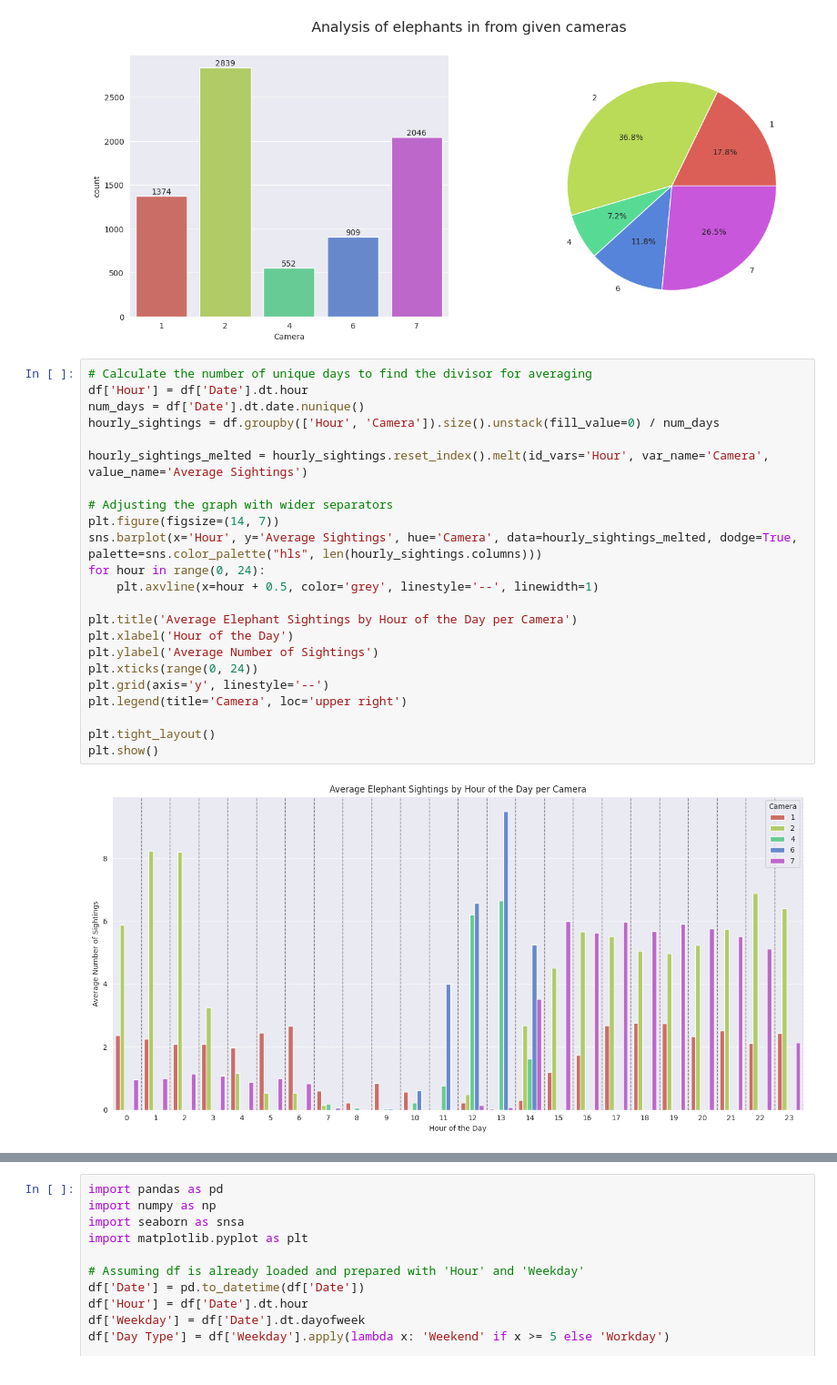
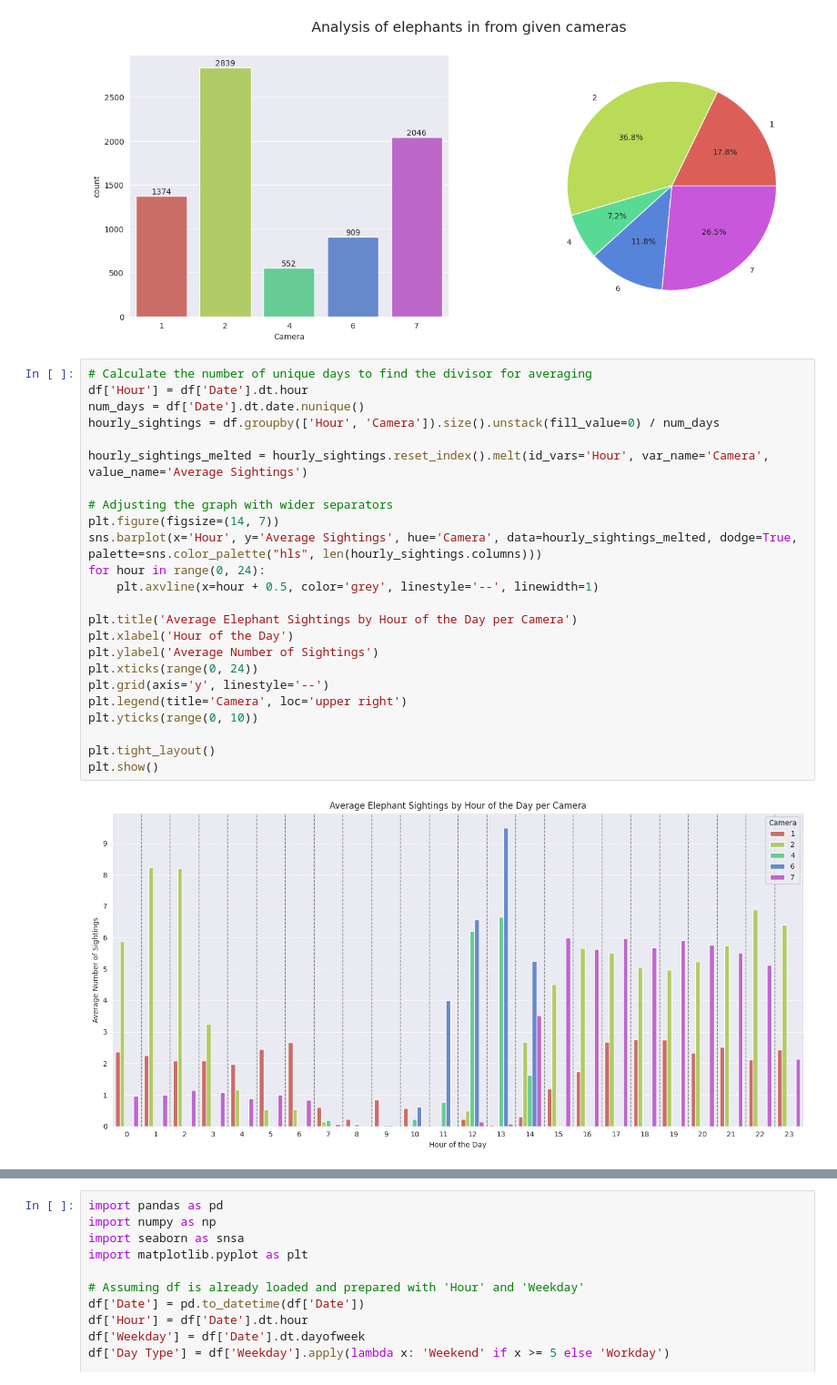
Before and after one commit to Tomasngu/BP, a Jupyter notebook: visualize/analysis.ipynb, the cells around one changed output, grey strips where cells are left out. Shown at 91% size. Cells and saved outputs as stored; diff of their text form.

```diff
--- a/visualize/analysis.ipynb
+++ b/visualize/analysis.ipynb
@@ -86,28 +86,29 @@ univariate_cat_dt(df, 'Camera', 'Analysis of elephants in from given cameras')
 # %%
 # Calculate the number of unique days to find the divisor for averaging
 df['Hour'] = df['Date'].dt.hour
 num_days = df['Date'].dt.date.nunique()
 hourly_sightings = df.groupby(['Hour', 'Camera']).size().unstack(fill_value=0) / num_days
 
 hourly_sightings_melted = hourly_sightings.reset_index().melt(id_vars='Hour', var_name='Camera', value_name='Average Sightings')
 
 # Adjusting the graph with wider separators
 plt.figure(figsize=(14, 7))
 sns.barplot(x='Hour', y='Average Sightings', hue='Camera', data=hourly_sightings_melted, dodge=True, palette=sns.color_palette("hls", len(hourly_sightings.columns)))
 for hour in range(0, 24):
     plt.axvline(x=hour + 0.5, color='grey', linestyle='--', linewidth=1)
 
 plt.title('Average Elephant Sightings by Hour of the Day per Camera')
 plt.xlabel('Hour of the Day')
 plt.ylabel('Average Number of Sightings')
 plt.xticks(range(0, 24))
 plt.grid(axis='y', linestyle='--')
 plt.legend(title='Camera', loc='upper right')
+plt.yticks(range(0, 10))
 
 plt.tight_layout()
 plt.show()
 # %% [output]
-[figure, old version]
+[figure, new version]
 # %%
 import pandas as pd
 import numpy as np
```
Also changed, not shown: parts of 22 cells of this notebook, 1 other file.
